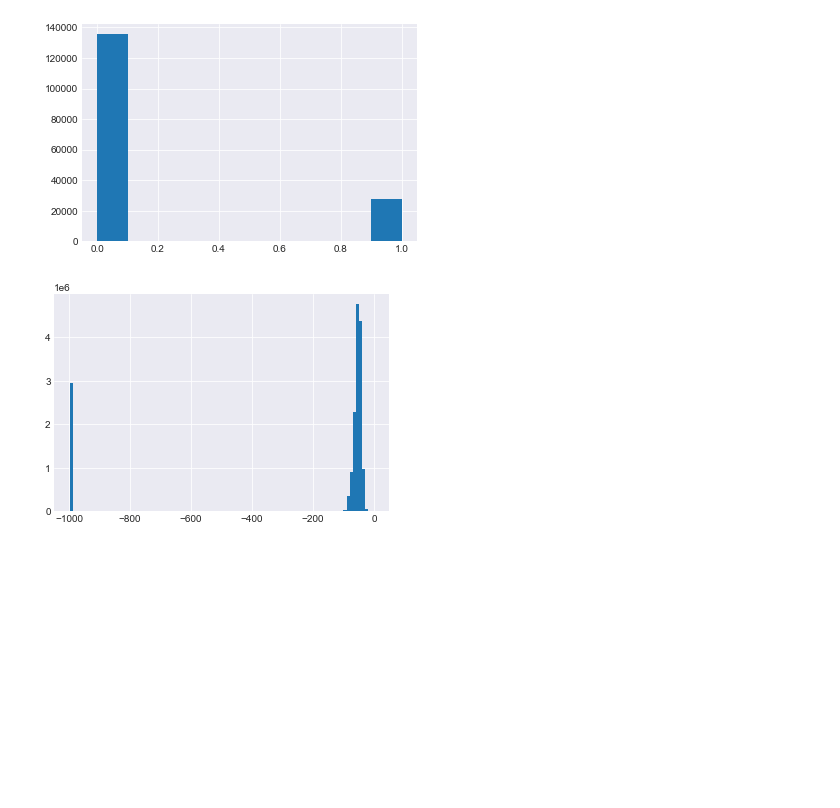
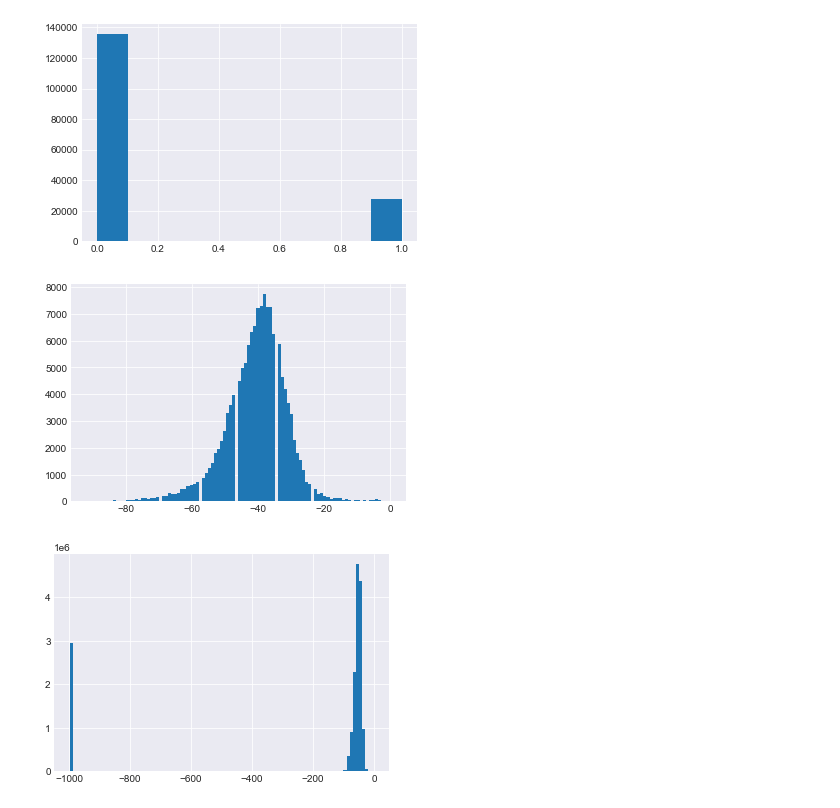
Before and after one commit to konumaru/indoor_location_and_Navigation, a Jupyter notebook: notebook/wifi_data_processing.ipynb, the cells around one changed output. Saved outputs shown, nothing was run; the diff lists cells and outputs as text; code cells hidden in the pictures; blank space fills up the shorter version.

```diff
--- a/notebook/wifi_data_processing.ipynb
+++ b/notebook/wifi_data_processing.ipynb
@@ -156,6 +156,16 @@ plt.hist(np.mean(tmp==-999, axis=1), bins=10)
 plt.show()
 # %% [output]
 [figure]
+# %%
+rssi = wifi_train[:, 1].astype('int64')
+max_rssi = rssi.max(axis=1)
+_max_rssi = max_rssi[max_rssi != -999]
+
+plt.figure()
+plt.hist(_max_rssi, bins=100)
+plt.show()
+# %% [output]
+[figure, added]
 # %%
 rssi = wifi_train[:, 1].astype('int64')
 rssi = rssi.ravel()
```
Also changed, not shown: 3 other files.
